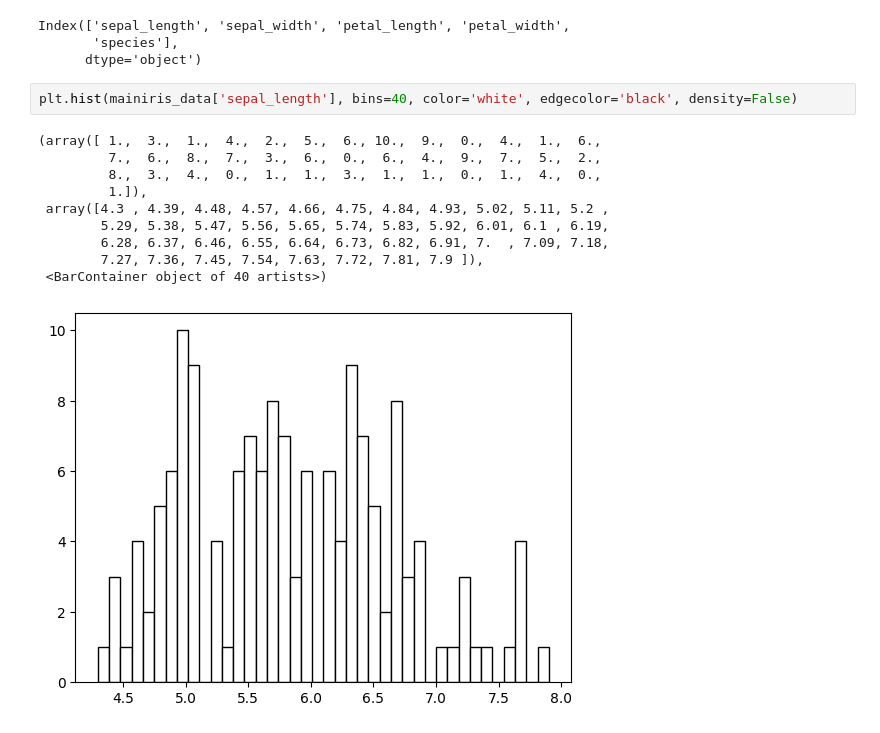
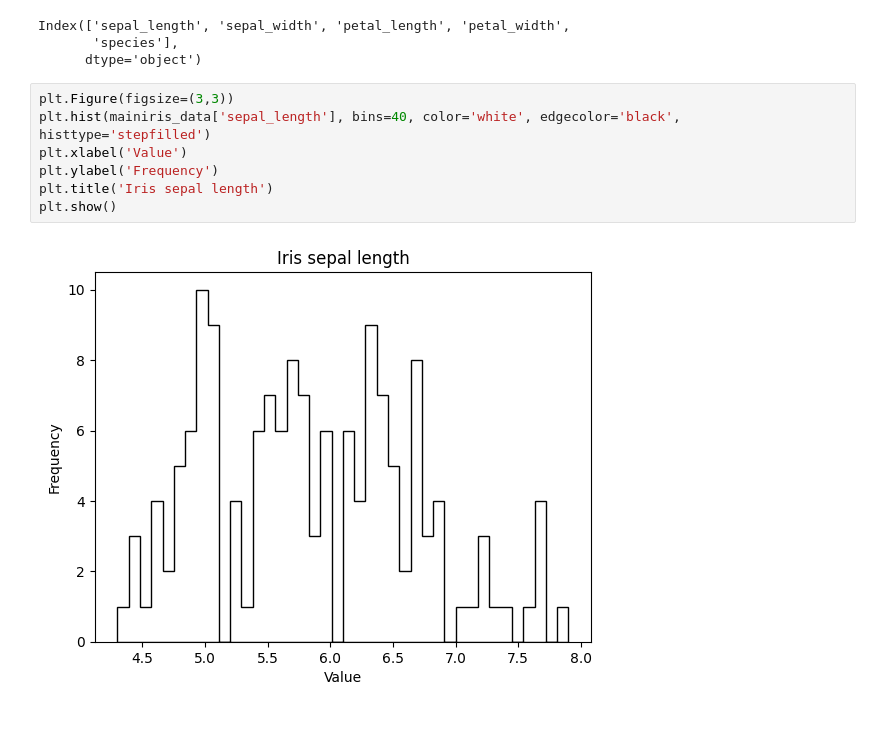
Before and after one commit to Md-Maruf-1727/LearningPractices, a Jupyter notebook: Vizualization/Vizualization1.ipynb, the cells around one changed output. Drawn from its saved outputs; the diff is of its cells as text.

```diff
--- a/Vizualization/Vizualization1.ipynb
+++ b/Vizualization/Vizualization1.ipynb
@@ -129,15 +129,11 @@ Index(['sepal_length', 'sepal_width', 'petal_length', 'petal_width',
        'species'],
       dtype='object')
 # %%
-plt.hist(mainiris_data['sepal_length'], bins=40, color='white', edgecolor='black', density=False)
+plt.Figure(figsize=(3,3))
+plt.hist(mainiris_data['sepal_length'], bins=40, color='white', edgecolor='black', histtype='stepfilled')
+plt.xlabel('Value')
+plt.ylabel('Frequency')
+plt.title('Iris sepal length')
+plt.show()
 # %% [output]
-(array([ 1.,  3.,  1.,  4.,  2.,  5.,  6., 10.,  9.,  0.,  4.,  1.,  6.,
-         7.,  6.,  8.,  7.,  3.,  6.,  0.,  6.,  4.,  9.,  7.,  5.,  2.,
-         8.,  3.,  4.,  0.,  1.,  1.,  3.,  1.,  1.,  0.,  1.,  4.,  0.,
-         1.]),
- array([4.3 , 4.39, 4.48, 4.57, 4.66, 4.75, 4.84, 4.93, 5.02, 5.11, 5.2 ,
-        5.29, 5.38, 5.47, 5.56, 5.65, 5.74, 5.83, 5.92, 6.01, 6.1 , 6.19,
-        6.28, 6.37, 6.46, 6.55, 6.64, 6.73, 6.82, 6.91, 7.  , 7.09, 7.18,
-        7.27, 7.36, 7.45, 7.54, 7.63, 7.72, 7.81, 7.9 ]),
- <BarContainer object of 40 artists>)
-[figure, old version]
+[figure, new version]
```
Also changed, not shown: parts of 1 cell of this notebook.
